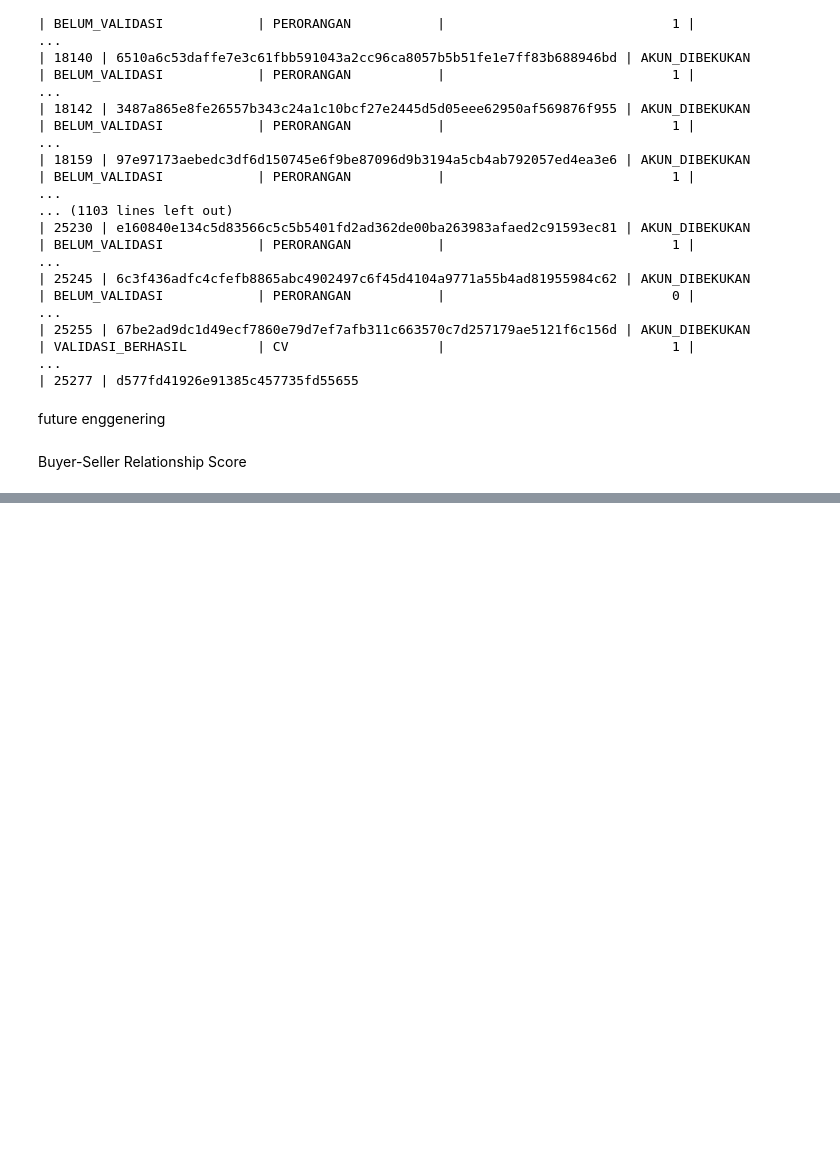
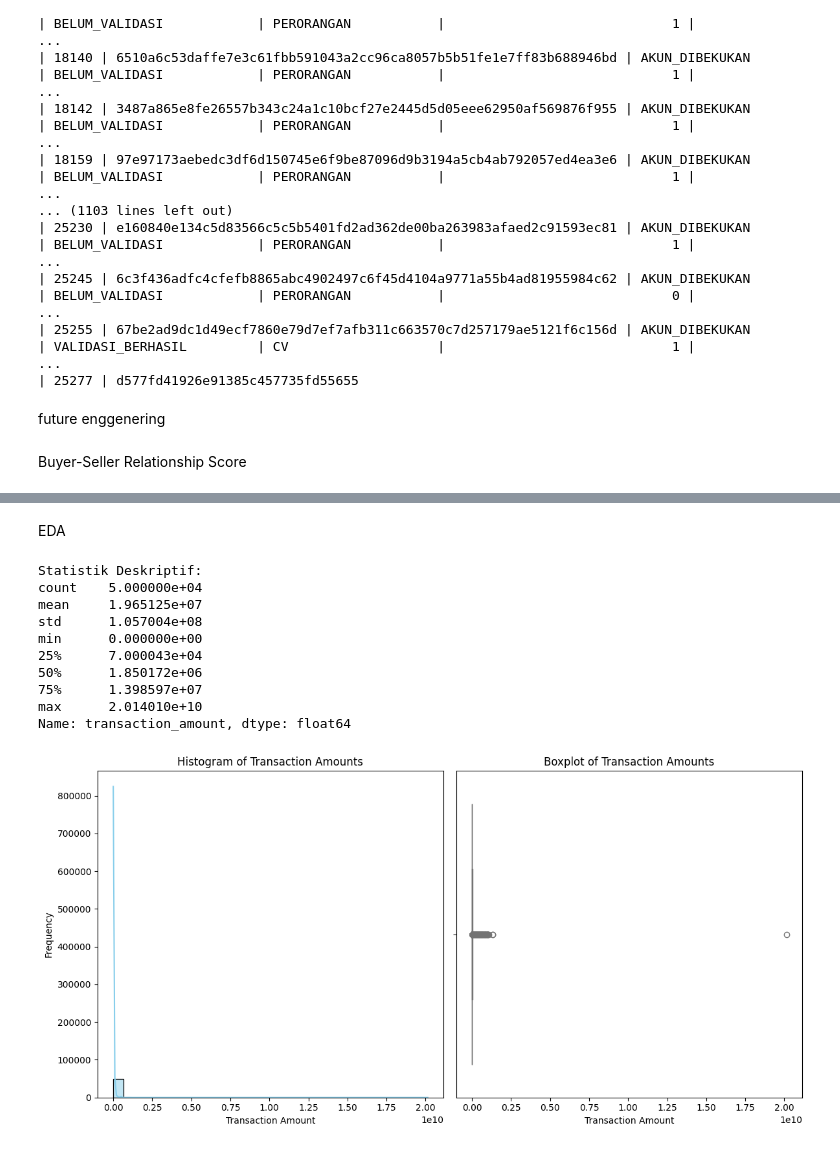
Before and after one commit to Akbar-1056/bitlabs-project, a Jupyter notebook: Project_Based_Learning_kelompok_3_cs03.ipynb, the cells around one changed output, grey strips where cells are left out. Drawn from its saved outputs; the diff is of its cells as text; code cells hidden in the pictures; blank space fills up the shorter version.

```diff
--- a/Project_Based_Learning_kelompok_3_cs03.ipynb
+++ b/Project_Based_Learning_kelompok_3_cs03.ipynb
@@ -486,0 +320,18 @@ Potential promotion abuse cases:
+# %%
+import pandas as pd
+from sklearn.preprocessing import RobustScaler
+
+# Pastikan kolom datetime sudah dalam format datetime
+df1[['transaction_created_datetime', 'transaction_updated_datetime']] = df1[['transaction_created_datetime', 'transaction_updated_datetime']].apply(pd.to_datetime)
+
+# Hitung selisih waktu dalam detik
+df1['time_difference'] = (df1['transaction_updated_datetime'] - df1['transaction_created_datetime']).dt.total_seconds()
+
+# Inisialisasi RobustScaler
+scaler = RobustScaler()
+
+# Terapkan RobustScaler pada transaction_amount dan time_difference
+df1[['scaled_transaction_amount', 'scaled_time_difference']] = pd.DataFrame(scaler.fit_transform(df1[['transaction_amount', 'time_difference']]), index=df1.index)
+
+# Tampilkan beberapa baris hasil
+print(df1.head())
@@ -486,0 +356,59 @@ Potential promotion abuse cases:
+# %% [markdown]
+EDA
+# %%
+import pandas as pd
+import matplotlib.pyplot as plt
+import seaborn as sns
+
+# Contoh load data, sesuaikan dengan data Anda
+# df1 = pd.read_csv('path_to_your_file.csv')
+
+# Analisis statistik dasar
+print("Statistik Deskriptif:")
+print(df1['transaction_amount'].describe())
+
+# Visualisasi distribusi
+plt.figure(figsize=(12, 6))
+
+# Histogram
+plt.subplot(1, 2, 1)
+sns.histplot(df1['transaction_amount'], bins=30, kde=True, color='skyblue')
+plt.title("Histogram of Transaction Amounts")
+plt.xlabel("Transaction Amount")
+plt.ylabel("Frequency")
+
+# Boxplot
+plt.subplot(1, 2, 2)
+sns.boxplot(x=df1['transaction_amount'], color='lightgreen')
+plt.title("Boxplot of Transaction Amounts")
+plt.xlabel("Transaction Amount")
+
+plt.tight_layout()
+plt.show()
+
+# Identifikasi outlier menggunakan IQR
+Q1 = df1['transaction_amount'].quantile(0.25)
+Q3 = df1['transaction_amount'].quantile(0.75)
+IQR = Q3 - Q1
+lower_bound = Q1 - 1.5 * IQR
+upper_bound = Q3 + 1.5 * IQR
+
+outliers = df1[(df1['transaction_amount'] < lower_bound) | (df1['transaction_amount'] > upper_bound)]
+print(f"Jumlah Outlier: {len(outliers)}")
+
+# Display outliers
+if not outliers.empty:
+    print("Outliers:")
+    print(outliers)
+# %% [output]
+Statistik Deskriptif:
+count    5.000000e+04
+mean     1.965125e+07
+std      1.057004e+08
+min      0.000000e+00
+25%      7.000043e+04
+50%      1.850172e+06
+75%      1.398597e+07
+max      2.014010e+10
+Name: transaction_amount, dtype: float64
+[figure, added]
```
Also changed, not shown: parts of 17 cells of this notebook.
